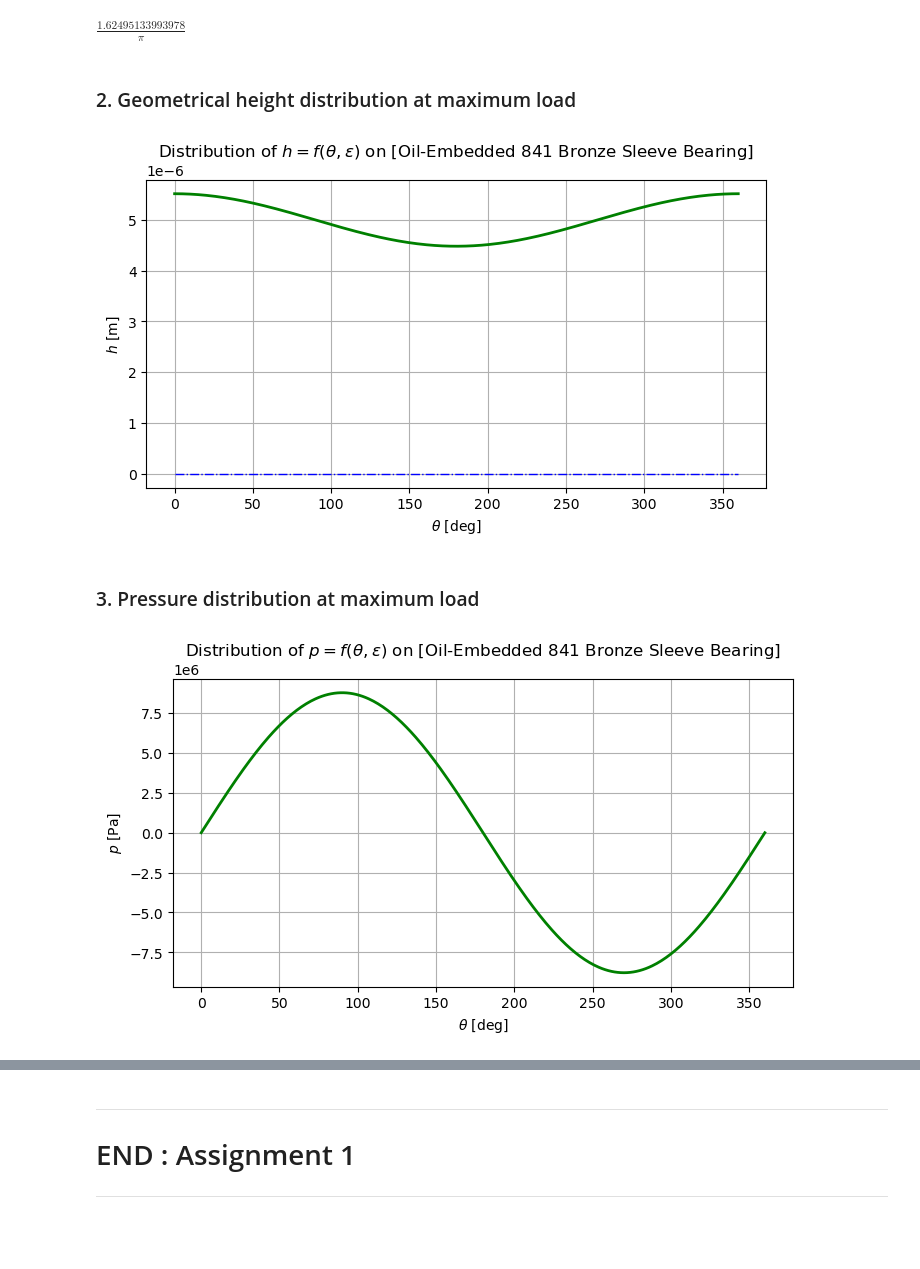
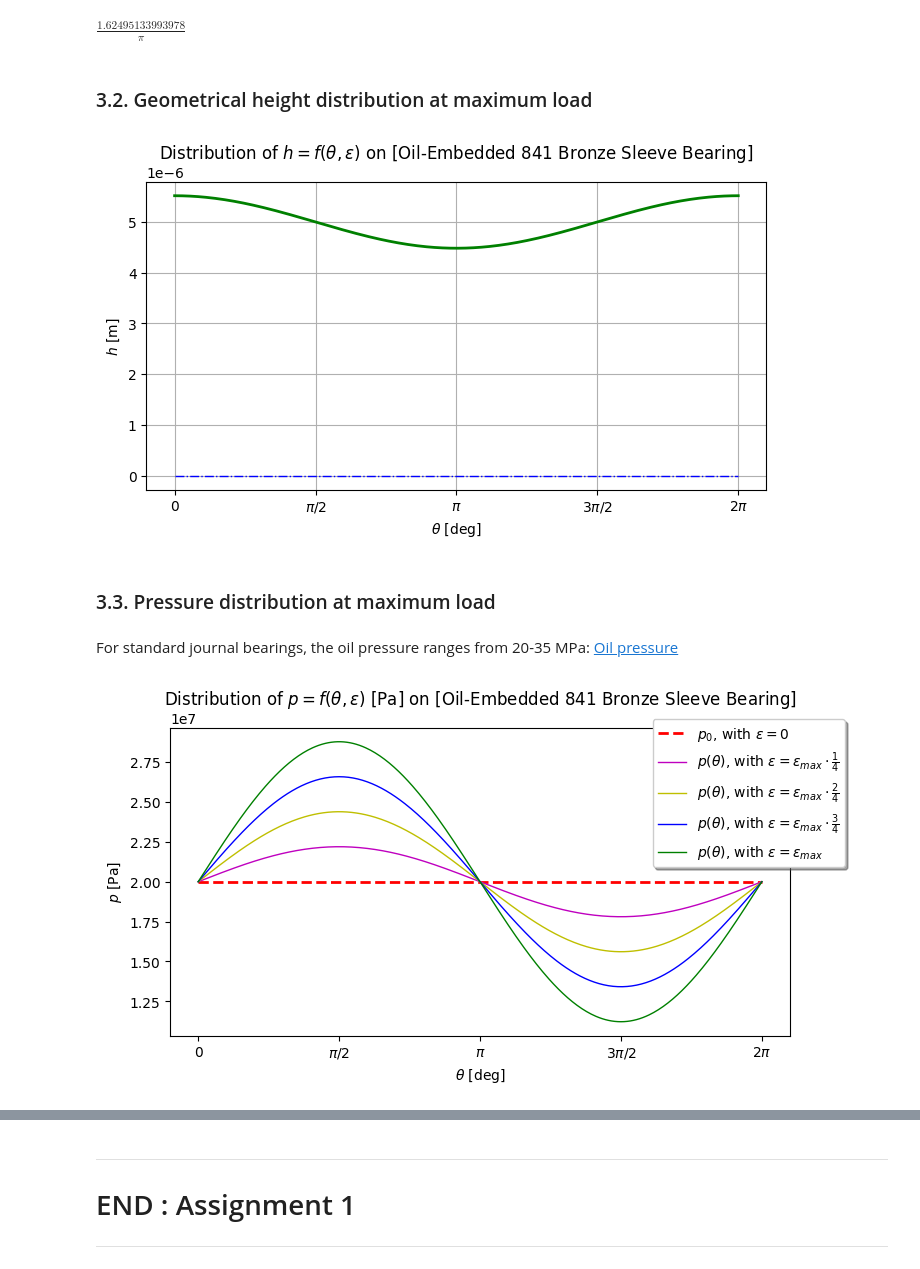
Before and after one commit to rclUPC/AdvancedFluidMechanics, a Jupyter notebook: 1-microFlows/Assignment1_POL.ipynb, the cells around one changed output, grey strips where cells are left out. Drawn from its saved outputs; the diff is of its cells as text; code cells hidden in the pictures; blank space fills up the shorter version.

Commit message:
FINAL PLOTS on Assignment1

```diff
--- a/1-microFlows/Assignment1_POL.ipynb
+++ b/1-microFlows/Assignment1_POL.ipynb
@@ -366,7 +366,7 @@ display(ecc_mum)
 # %% [output]
 $\displaystyle \frac{1.62495133993978}{\pi}$
 # %% [markdown]
-### 2. Geometrical height distribution at maximum load
+### 3.2. Geometrical height distribution at maximum load
 # %%
 import matplotlib.pyplot as plt
 
@@ -384,26 +384,45 @@ ax.plot(theta_Array,ground_Array,'b-.',label='Ground, outer bearing',linewidth=1
 ax.set_xlabel(r'$\theta$ [deg]')
 ax.set_ylabel(r'$h$ [m]')
 ax.set_title(r'Distribution of $h=f(\theta,\epsilon)$ on [Oil-Embedded 841 Bronze Sleeve Bearing]')
+ax.xaxis.set_ticks([0, 90, 180, 270, 360]) # exact number and position of tickz
+ax.set_xticklabels([r'0',r'$\pi /2$',r'$\pi$',r'$3\pi /2$',r'$2\pi$']) # in place of xlabels, must have same dimensions
+
 ax.grid(which='major',axis='both')
 # %% [output]
-[figure, old version]
+[figure, new version]
 # %% [markdown]
-### 3. Pressure distribution at maximum load
+### 3.3. Pressure distribution at maximum load
+# %% [markdown]
+For standard journal bearings, the oil pressure ranges from 20-35 MPa: [Oil pressure](https://www.machinerylubrication.com/Read/779/journal-bearing-lubrication)
 # %%
 import matplotlib.pyplot as plt
 
 # DATA (initialized before)
-p0_par = 1000 #[Pa] ARBITRARY VALUE
+p0_par = 20e6 #[Pa] 150 PSI standard pressure for lubrication on jounral bearings
 
 theta_Array = np.arange(0,361)
-p_Array = 6*Omega_par*R_par**2*mu_par*eps_par*np.sin(np.radians(theta_Array))/(h0_par**2) + p0_par
+p_sol_lamb = sp.lambdify((Omega,R,mu,eps,theta,h0,p0),p_sol.rhs)
+
+theta_Array = np.arange(0,361) * np.pi / 180
+p0_Array = p_sol_lamb (Omega_par,R_par,mu_par,varepsilon_sol*0/4,theta_Array,h0_par,p0_par)
+p1_Array = p_sol_lamb (Omega_par,R_par,mu_par,varepsilon_sol*1/4,theta_Array,h0_par,p0_par)
+p2_Array = p_sol_lamb (Omega_par,R_par,mu_par,varepsilon_sol*2/4,theta_Array,h0_par,p0_par)
+p3_Array = p_sol_lamb (Omega_par,R_par,mu_par,varepsilon_sol*3/4,theta_Array,h0_par,p0_par)
+p4_Array = p_sol_lamb (Omega_par,R_par,mu_par,varepsilon_sol*4/4,theta_Array,h0_par,p0_par)
 # %%
 fig,ax = plt.subplots(figsize=(8,4))
-ax.plot(theta_Array,p_Array,'g',label='Pressure distribution',linewidth=2)
-#legend = ax.legend(loc='best', shadow=True, fontsize='x-large')
+ax.grid(True)
+ax.plot(theta_Array,p0_Array,'r--',label=r'$p_0$, with $\varepsilon=0$ ',linewidth=2)
+ax.plot(theta_Array,p1_Array,'m',label=r'$p(\theta)$, with $\varepsilon=\varepsilon_{max} \cdot \frac{1}{4}$',linewidth=1)
+ax.plot(theta_Array,p2_Array,'y',label=r'$p(\theta)$, with $\varepsilon=\varepsilon_{max} \cdot \frac{2}{4}$',linewidth=1)
+ax.plot(theta_Array,p3_Array,'b',label=r'$p(\theta)$, with $\varepsilon=\varepsilon_{max} \cdot \frac{3}{4}$',linewidth=1)
+ax.plot(theta_Array,p4_Array,'g',label=r'$p(\theta)$, with $\varepsilon=\varepsilon_{max}$',linewidth=1)
+ax.set_title(r'Distribution of $p=f(\theta,\epsilon)$ [Pa] on [Oil-Embedded 841 Bronze Sleeve Bearing]')
+legend = ax.legend(loc='best', bbox_to_anchor=(1.1, 1.05), shadow=True)
 ax.set_xlabel(r'$\theta$ [deg]')
 ax.set_ylabel(r'$p$ [Pa]')
-ax.set_title(r'Distribution of $p=f(\theta,\epsilon)$ on [Oil-Embedded 841 Bronze Sleeve Bearing]')
+ax.xaxis.set_ticks([0, np.pi/2, np.pi, np.pi*3/2, np.pi*2]) # exact number and position of tickz
+ax.set_xticklabels([r'0',r'$\pi /2$',r'$\pi$',r'$3\pi /2$',r'$2\pi$']) # in place of xlabels, must have same dimensions
 ax.grid(which='major',axis='both')
 # %% [output]
-[figure, old version]
+[figure, new version]
```
Also changed, not shown: parts of 22 cells of this notebook.
